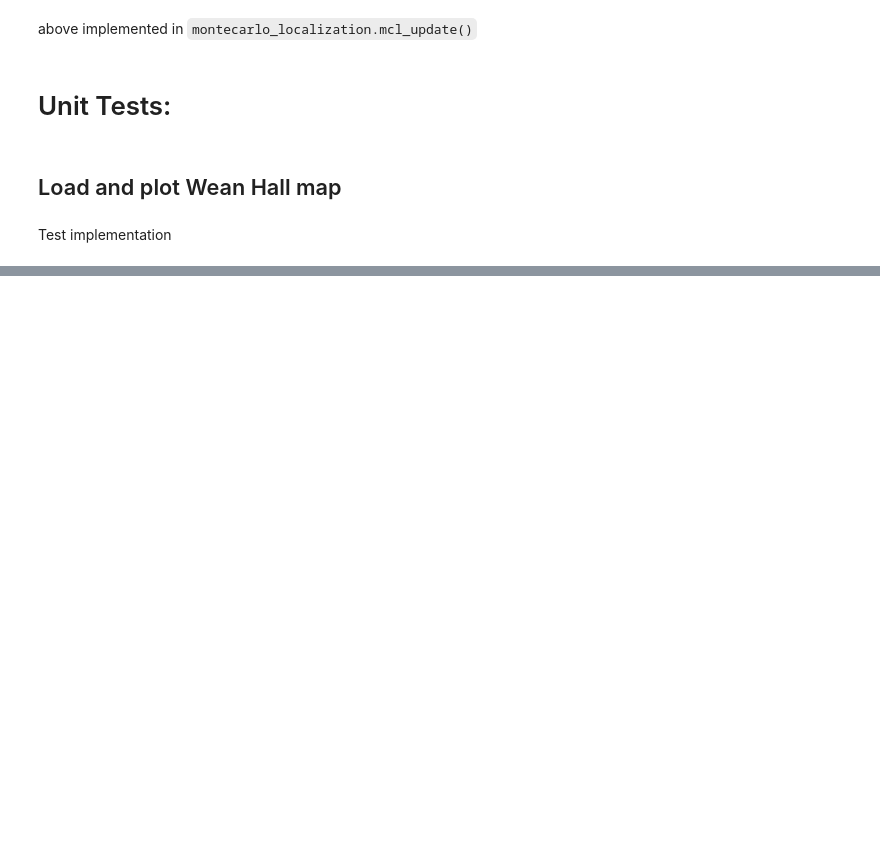
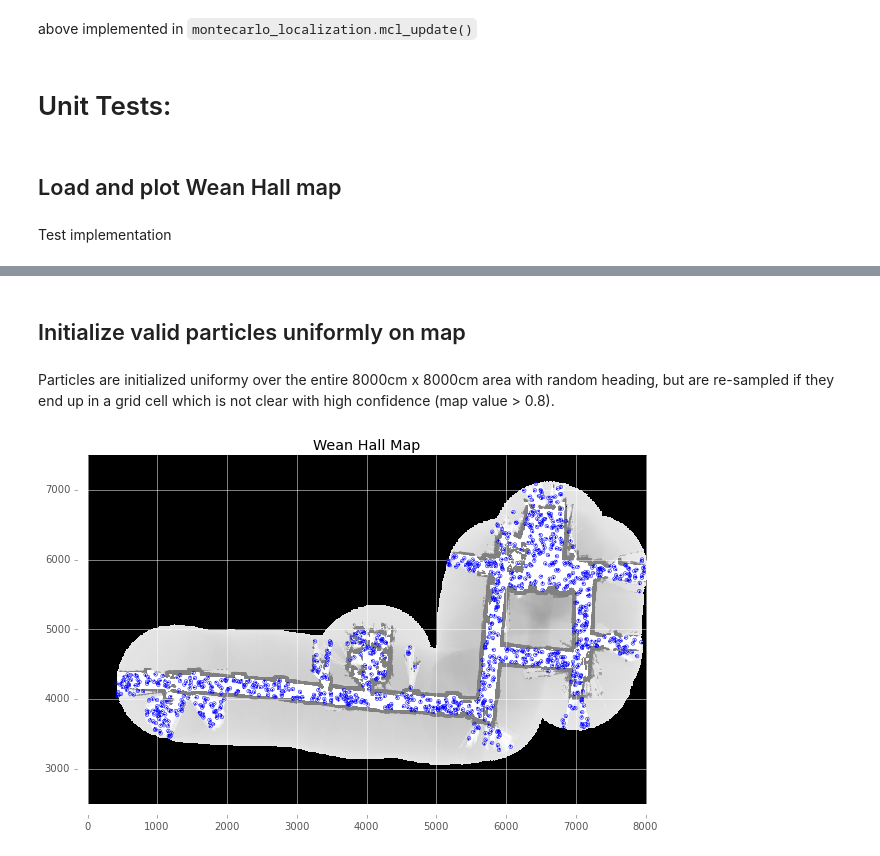
Before and after one commit to sjobeek/robostats_mcl, a Jupyter notebook: mcl_tests.ipynb, the cells around one changed output, grey strips where cells are left out. Cells and saved outputs as stored; diff of their text form; code cells hidden in the pictures; blank space fills up the shorter version.

```diff
--- a/mcl_tests.ipynb
+++ b/mcl_tests.ipynb
@@ -73,0 +148,11 @@ Name: 0, dtype: int64
+# %% [markdown]
+## Initialize valid particles uniformly on map
+# %% [markdown]
+Particles are initialized uniformy over the entire 8000cm x 8000cm area with random heading, but are re-sampled if they end up in a grid cell which is not clear with high confidence (map value > 0.8).
+# %%
+particle_list = [mcl.robot_particle(global_map, sensor)
+                 for _ in range(1000)]
+mcl.draw_map_state(global_map, particle_list, rotate=True)
+plt.show()
+# %% [output]
+[figure, added]
```
Also changed, not shown: parts of 20 cells of this notebook, 3 other files.
